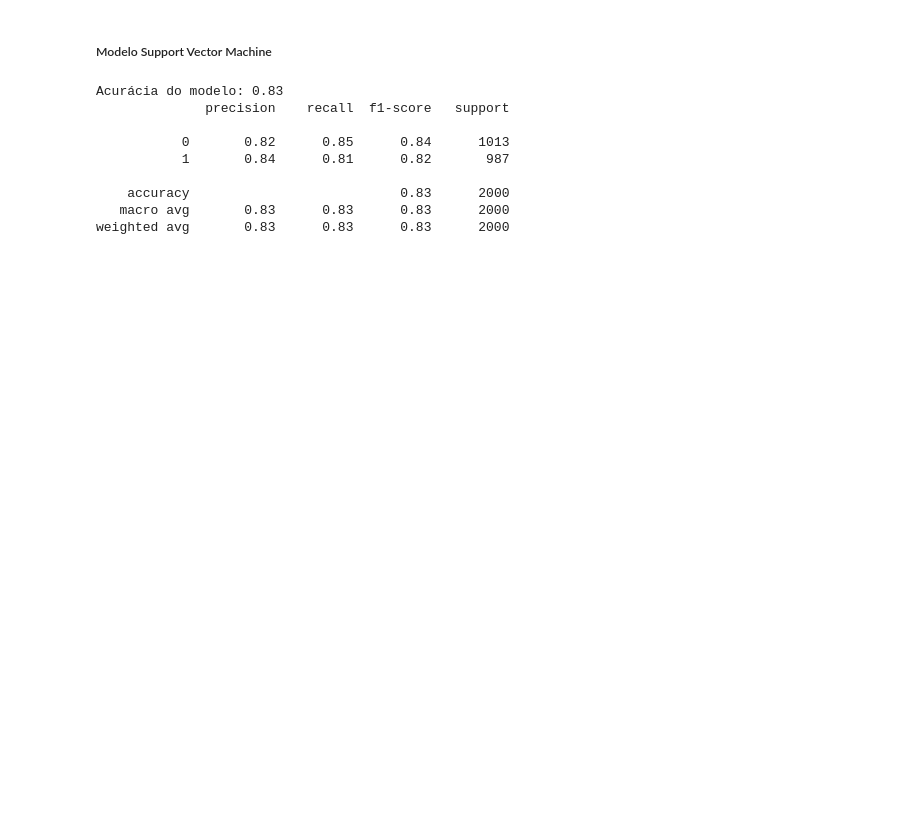
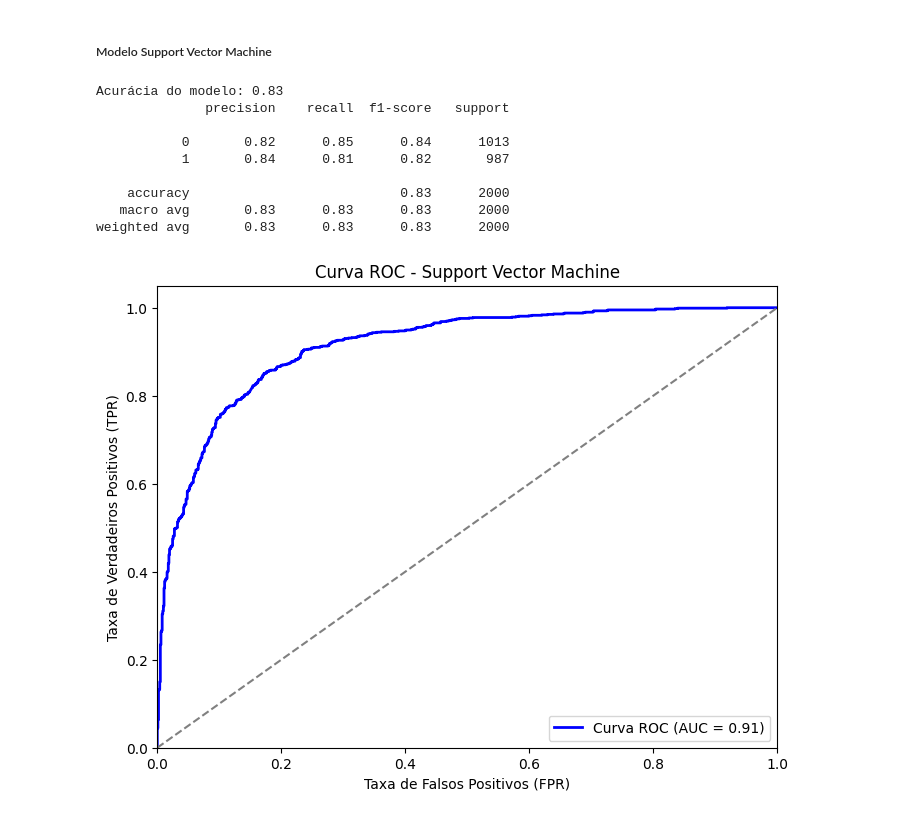
Before and after one commit to jonnathann/portifolio_ra, a Jupyter notebook: notebooks/nlp_project.ipynb, the cells around one changed output. Drawn from its saved outputs; the diff is of its cells as text; code cells hidden in the pictures; blank space fills up the shorter version.

```diff
--- a/notebooks/nlp_project.ipynb
+++ b/notebooks/nlp_project.ipynb
@@ -222,26 +274,47 @@ weighted avg       0.84      0.84      0.84      2000
 # %%
 from sklearn.svm import SVC
 from sklearn.metrics import accuracy_score, classification_report
 
 # Criação do modelo SVM com parâmetros padrão
-svm = SVC(random_state=42)
+svm = SVC(random_state=42, probability=True)
 
 # Treinamento do modelo com os dados de treinamento
 svm.fit(X_train, y_train)
 
 # Previsões no conjunto de teste
 y_pred = svm.predict(X_test)
 
+# Fazendo previsões
+y_pred_rf = svm.predict(X_test)
+y_prob_rf = svm.predict_proba(X_test)[:, 1]  # Pega as probabilidades da classe 1
+
 # Avaliação do modelo
 print(f"Acurácia do modelo: {accuracy_score(y_test, y_pred)}")
 print(classification_report(y_test, y_pred))
+
+# Calculando a curva ROC e AUC
+fpr_rf, tpr_rf, thresholds_rf = roc_curve(y_test, y_prob_rf)
+roc_auc_rf = auc(fpr_rf, tpr_rf)
+
+# Plotando a Curva ROC
+plt.figure(figsize=(8, 6))
+plt.plot(fpr_rf, tpr_rf, color='b', lw=2, label=f'Curva ROC (AUC = {roc_auc_rf:.2f})')
+plt.plot([0, 1], [0, 1], color='gray', linestyle='--')  # Linha de referência (caso aleatório)
+plt.xlim([0.0, 1.0])
+plt.ylim([0.0, 1.05])
+plt.xlabel('Taxa de Falsos Positivos (FPR)')
+plt.ylabel('Taxa de Verdadeiros Positivos (TPR)')
+plt.title('Curva ROC - Support Vector Machine')
+plt.legend(loc='lower right')
+plt.show()
 # %% [output]
 Acurácia do modelo: 0.83
               precision    recall  f1-score   support
 
            0       0.82      0.85      0.84      1013
            1       0.84      0.81      0.82       987
 
     accuracy                           0.83      2000
    macro avg       0.83      0.83      0.83      2000
 weighted avg       0.83      0.83      0.83      2000
+[figure, added]
```
Also changed, not shown: parts of 16 cells of this notebook, 1 other file.
